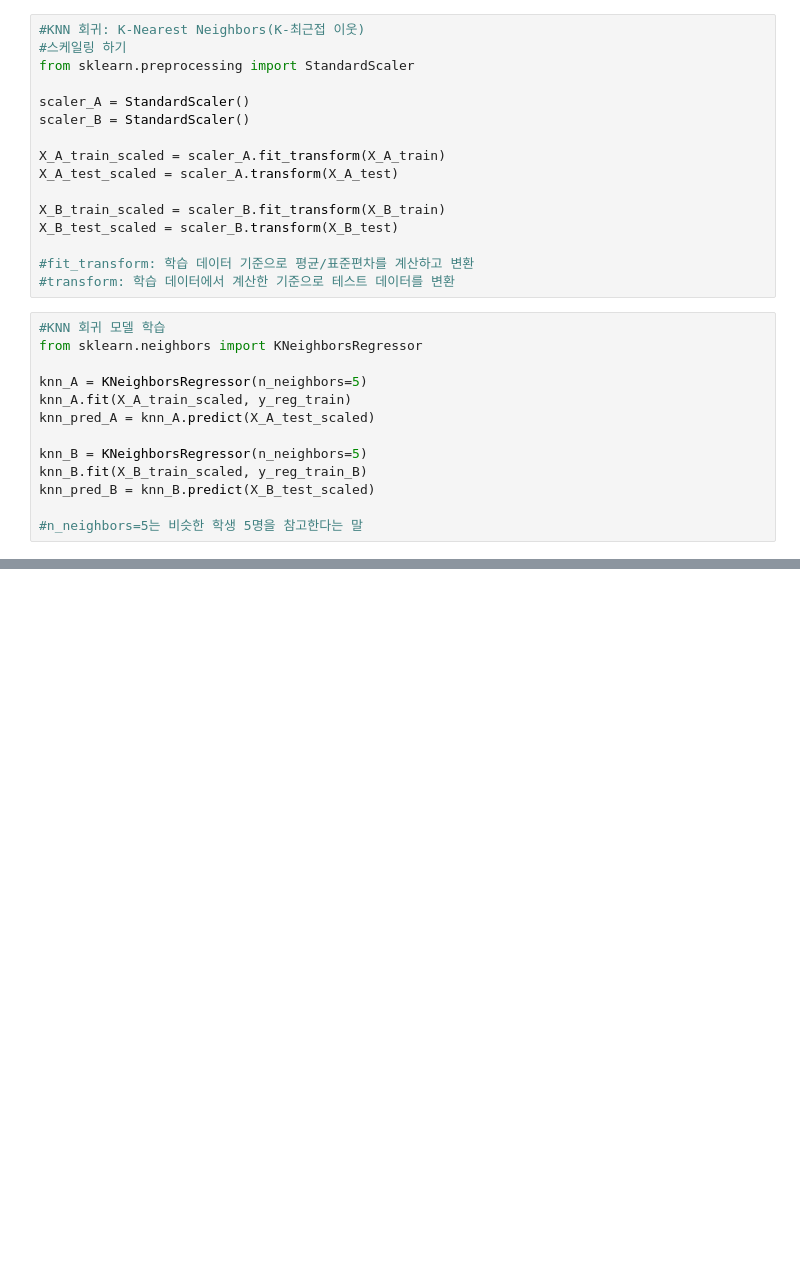
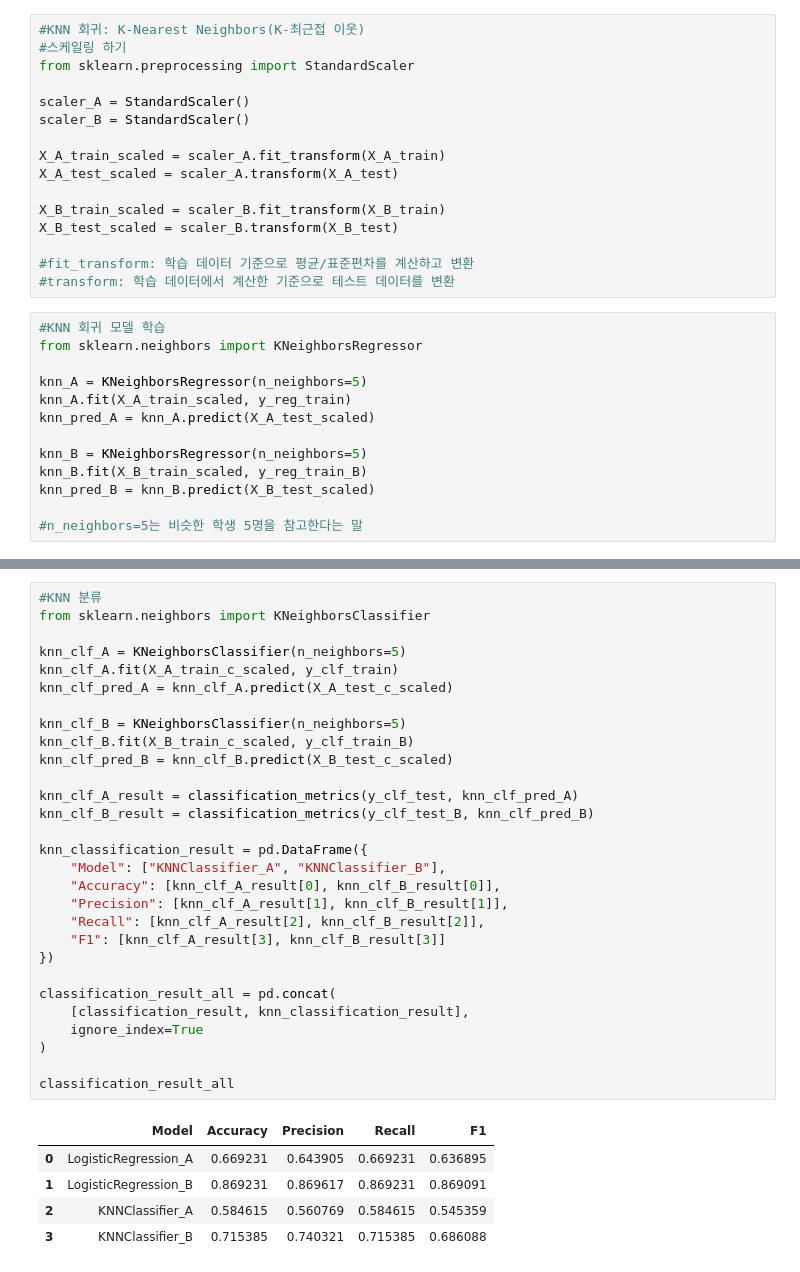
Before and after one commit to HayoungMo/ml_mohayoung_project, a Jupyter notebook: 모하영_머신러닝프로젝트.ipynb, the cells around one changed output, grey strips where cells are left out. Cells and saved outputs as stored; diff of their text form; blank space fills up the shorter version.

```diff
--- a/모하영_머신러닝프로젝트.ipynb
+++ b/모하영_머신러닝프로젝트.ipynb
@@ -287,0 +390,35 @@ knn_pred_B = knn_B.predict(X_B_test_scaled)
+# %%
+#KNN 분류
+from sklearn.neighbors import KNeighborsClassifier
+
+knn_clf_A = KNeighborsClassifier(n_neighbors=5)
+knn_clf_A.fit(X_A_train_c_scaled, y_clf_train)
+knn_clf_pred_A = knn_clf_A.predict(X_A_test_c_scaled)
+
+knn_clf_B = KNeighborsClassifier(n_neighbors=5)
+knn_clf_B.fit(X_B_train_c_scaled, y_clf_train_B)
+knn_clf_pred_B = knn_clf_B.predict(X_B_test_c_scaled)
+
+knn_clf_A_result = classification_metrics(y_clf_test, knn_clf_pred_A)
+knn_clf_B_result = classification_metrics(y_clf_test_B, knn_clf_pred_B)
+
+knn_classification_result = pd.DataFrame({
+    "Model": ["KNNClassifier_A", "KNNClassifier_B"],
+    "Accuracy": [knn_clf_A_result[0], knn_clf_B_result[0]],
+    "Precision": [knn_clf_A_result[1], knn_clf_B_result[1]],
+    "Recall": [knn_clf_A_result[2], knn_clf_B_result[2]],
+    "F1": [knn_clf_A_result[3], knn_clf_B_result[3]]
+})
+
+classification_result_all = pd.concat(
+    [classification_result, knn_classification_result],
+    ignore_index=True
+)
+
+classification_result_all
+# %% [output]
+|  | Model | Accuracy | Precision | Recall | F1 |
+| 0 | LogisticRegression_A | 0.669231 | 0.643905 | 0.669231 | 0.636895 |
+| 1 | LogisticRegression_B | 0.869231 | 0.869617 | 0.869231 | 0.869091 |
+| 2 | KNNClassifier_A | 0.584615 | 0.560769 | 0.584615 | 0.545359 |
+| 3 | KNNClassifier_B | 0.715385 | 0.740321 | 0.715385 | 0.686088 |
```
Also changed, not shown: parts of 10 cells of this notebook, 1 other file.
